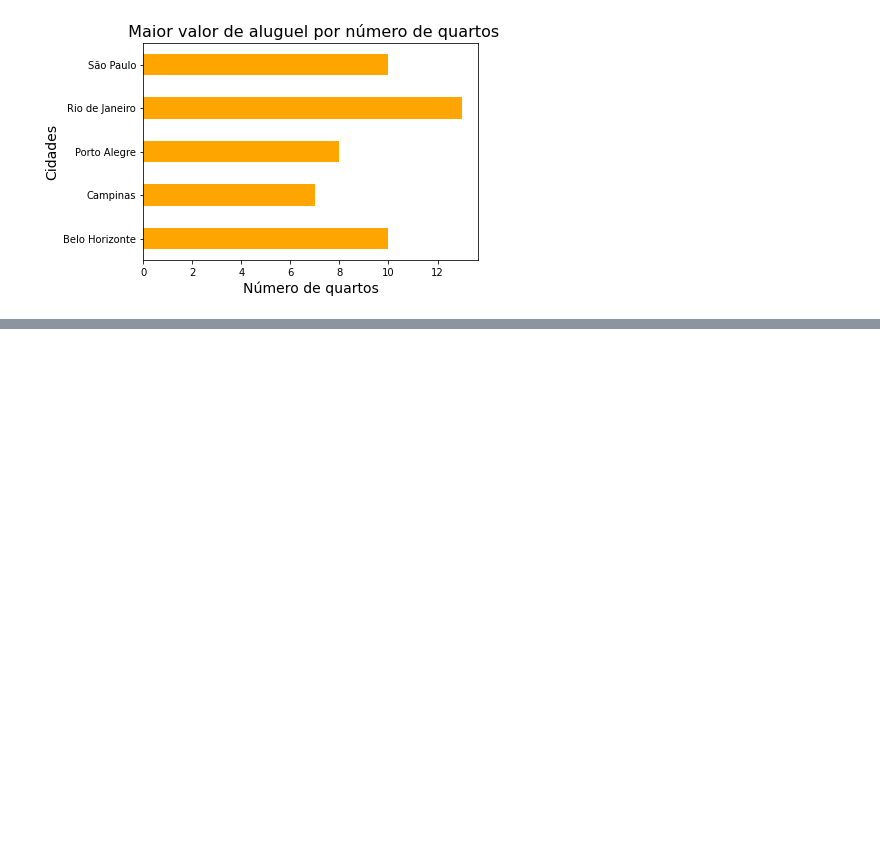
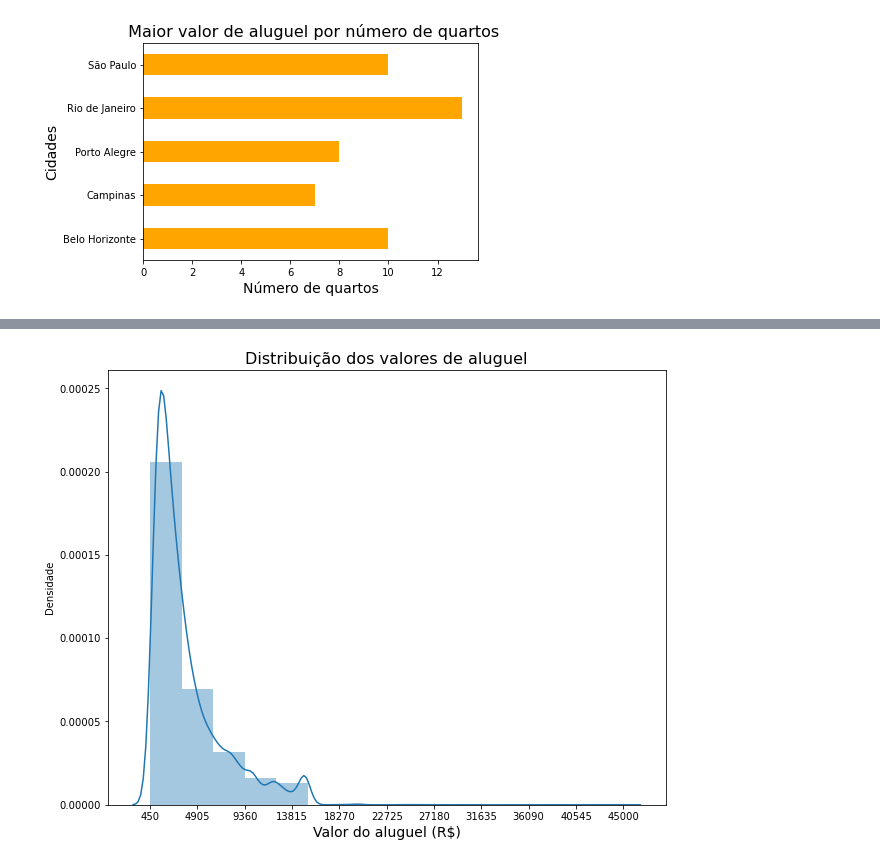
Before and after one commit to Eduu1/Portf-lio-Data-Science, a Jupyter notebook: Projeto-/Projeto - Houses_to_rent.ipynb, the cells around one changed output, grey strips where cells are left out. Cells and saved outputs as stored; diff of their text form; code cells hidden in the pictures; blank space fills up the shorter version.

```diff
--- a/Projeto-/Projeto - Houses_to_rent.ipynb
+++ b/Projeto-/Projeto - Houses_to_rent.ipynb
@@ -139,0 +233,11 @@ plt.show()
+# %%
+# observando a distribuição dos valores de aluguel
+plt.figure(figsize = (10, 8 ))
+sns.distplot(dados_copia['Valor_Aluguel'], kde = True, bins = 15)
+plt.xticks(ticks = bin_edges)
+plt.xlabel('Valor do aluguel (R$)', fontdict = {'size': 14})
+plt.ylabel('Densidade')
+plt.title('Distribuição dos valores de aluguel', fontdict = {'size': 16})
+plt.show()
+# %% [output]
+[figure, added]
```
Also changed, not shown: parts of 32 cells of this notebook.
